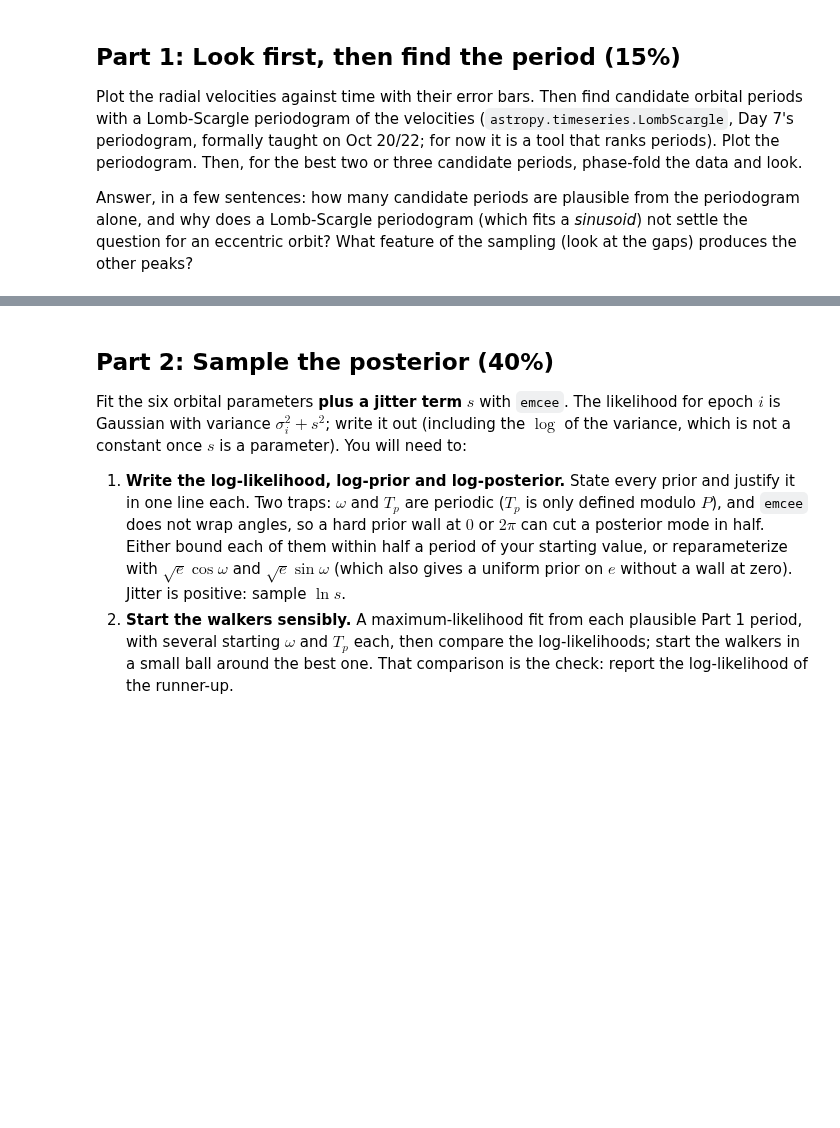
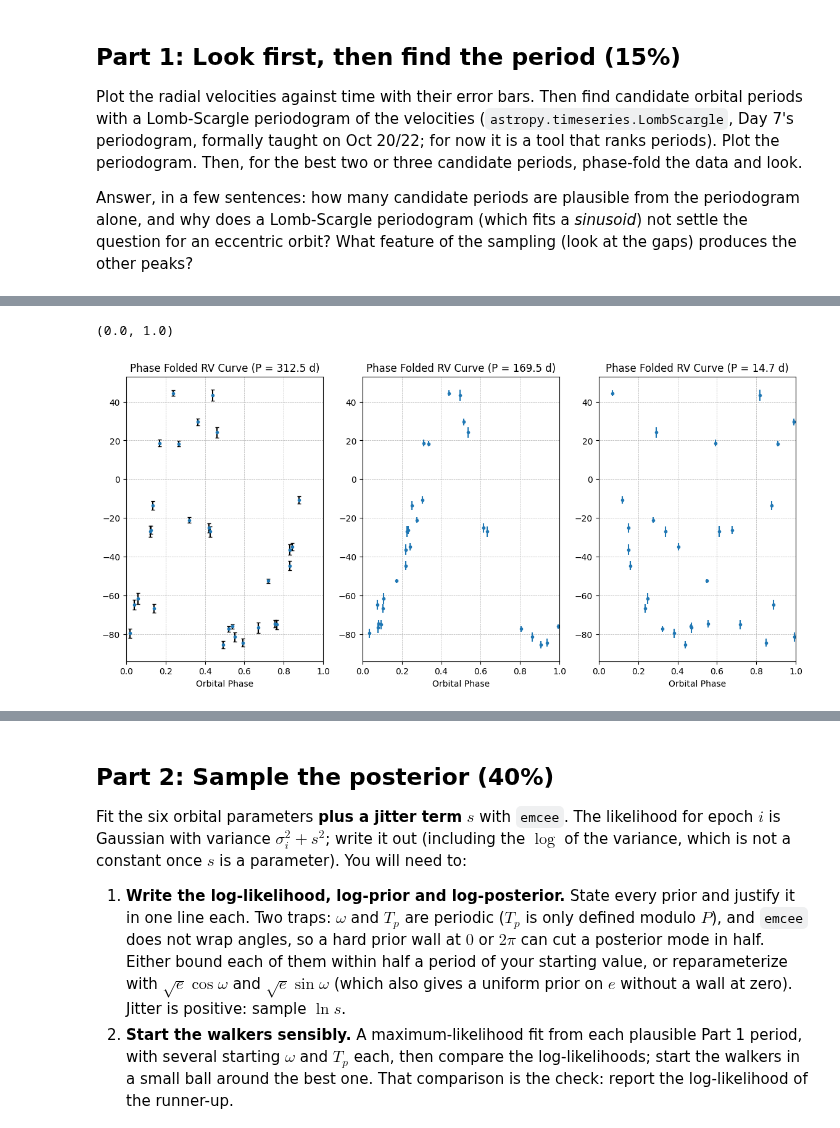
Before and after one commit to AustinMathison/ast457_2026_Fall, a Jupyter notebook: submissions/benh7/lab05.ipynb, the cells around one changed output, grey strips where cells are left out. Drawn from its saved outputs; the diff is of its cells as text; code cells hidden in the pictures; blank space fills up the shorter version.

```diff
--- a/submissions/benh7/lab05.ipynb
+++ b/submissions/benh7/lab05.ipynb
@@ -83,3 +134,44 @@ feature of the sampling (look at the gaps) produces the other peaks?
+# %%
+plt.figure(figsize = (14, 6))
+
+plt.subplot(1, 3, 1)
+phase1 = (t / cp1) % 1
+order1 = np.argsort(phase1)
+
+plt.errorbar(phase1[order1], rv[order1], yerr = sig[order1], fmt='.', ecolor = 'black', capsize = 2)
+
+plt.title('Phase Folded Data')
+plt.xlabel('Orbital Phase')
+plt.title(f'Phase Folded RV Curve (P = {cp1:.1f} d)')
+plt.grid(linestyle = '--', linewidth = 0.5)
+plt.xlim([0, 1])
+
+plt.subplot(1, 3, 2)
+phase2 = (t / cp2) % 1
+order2 = np.argsort(phase2)
+
+plt.errorbar(phase2[order2], rv[order2], yerr = sig[order2], fmt='.')
+
+plt.title('Phase Folded Data')
+plt.xlabel('Orbital Phase')
+plt.title(f'Phase Folded RV Curve (P = {cp2:.1f} d)')
+plt.grid(linestyle = '--', linewidth = 0.5)
+plt.xlim([0, 1])
+
+plt.subplot(1, 3, 3)
+phase3 = (t / cp3) % 1
+order3 = np.argsort(phase3)
+
+plt.errorbar(phase3[order3], rv[order3], yerr = sig[order3], fmt='.')
+
+plt.title('Phase Folded Data')
+plt.xlabel('Orbital Phase')
+plt.title(f'Phase Folded RV Curve (P = {cp3:.1f} d)')
+plt.grid(linestyle = '--', linewidth = 0.5)
+plt.xlim([0, 1])
+# %% [output]
+(0.0, 1.0)
+[figure, added]
 # %% [markdown]
 **ANSWER (a few sentences):**
 
```
Also changed, not shown: parts of 60 cells of this notebook.
